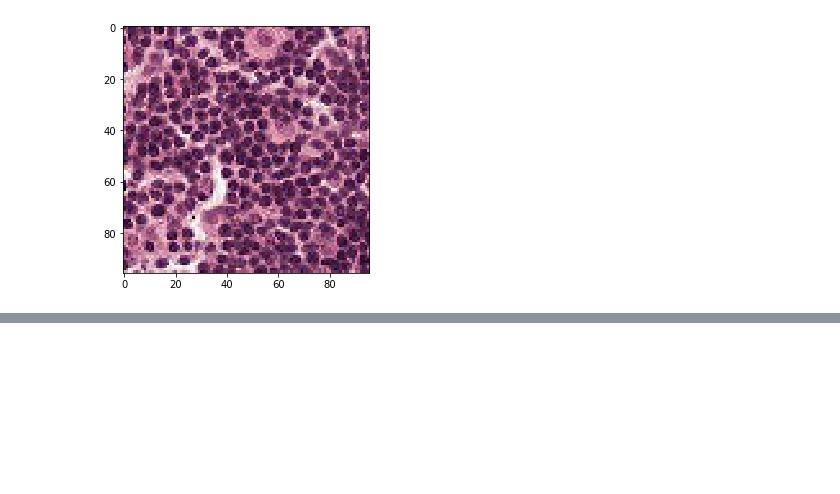
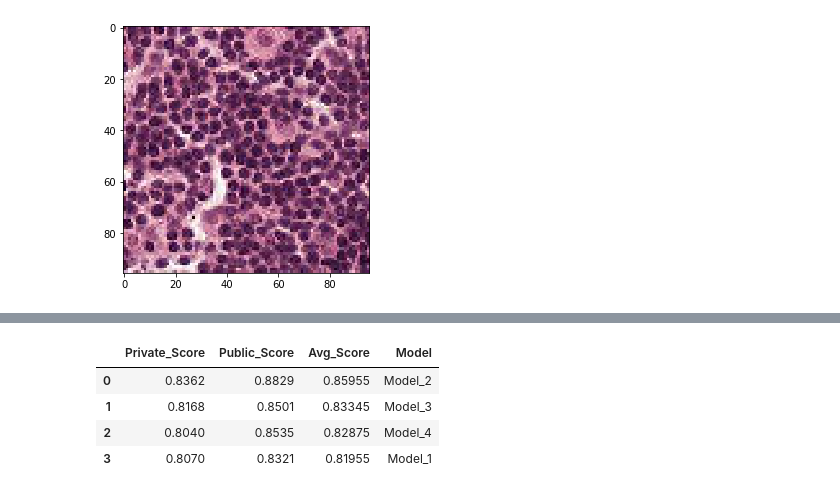
Before and after one commit to albert-kepner/UCB_Deep_Learning_Cancer_Detection, a Jupyter notebook: CancerDetection_ProjectReport.ipynb, the cells around one changed output, grey strips where cells are left out. Saved outputs shown, nothing was run; the diff lists cells and outputs as text; code cells hidden in the pictures; blank space fills up the shorter version.

```diff
--- a/CancerDetection_ProjectReport.ipynb
+++ b/CancerDetection_ProjectReport.ipynb
@@ -180,0 +230,9 @@ model.compile(optimizer=opt, loss=loss, metrics=['accuracy'])
+# %%
+model_ranking = pd.read_csv('data/best_scores.csv')
+model_ranking
+# %% [output]
+|  | Private_Score | Public_Score | Avg_Score | Model |
+| 0 | 0.8362 | 0.8829 | 0.85955 | Model_2 |
+| 1 | 0.8168 | 0.8501 | 0.83345 | Model_3 |
+| 2 | 0.8040 | 0.8535 | 0.82875 | Model_4 |
+| 3 | 0.8070 | 0.8321 | 0.81955 | Model_1 |
```
Also changed, not shown: parts of 15 cells of this notebook.
